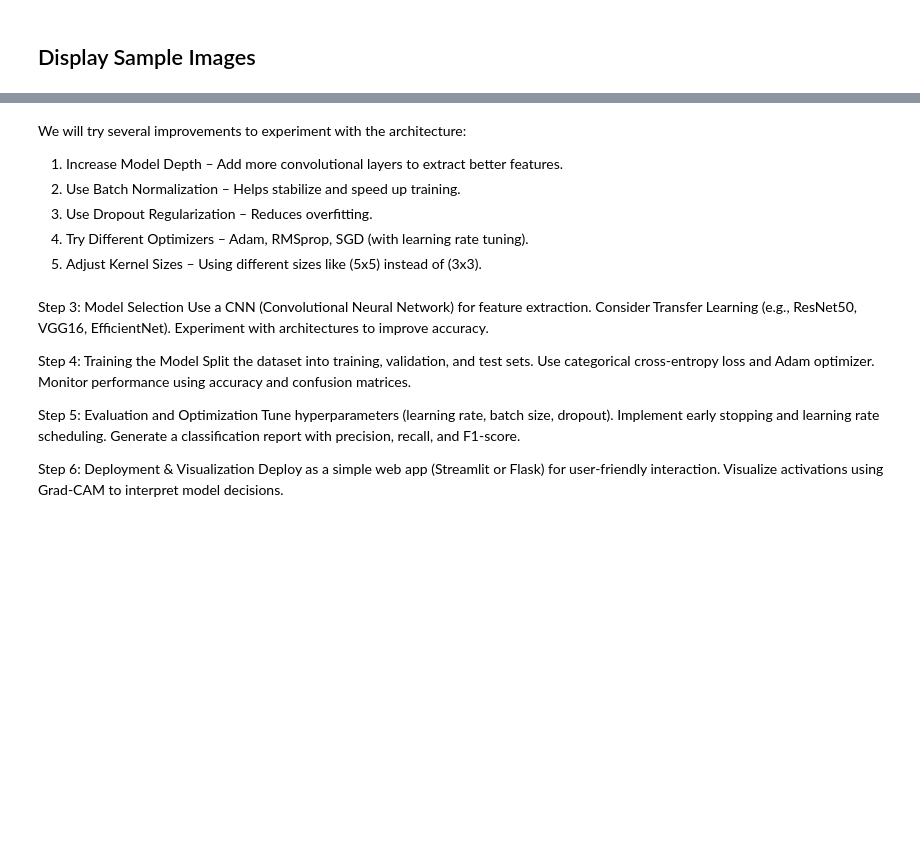
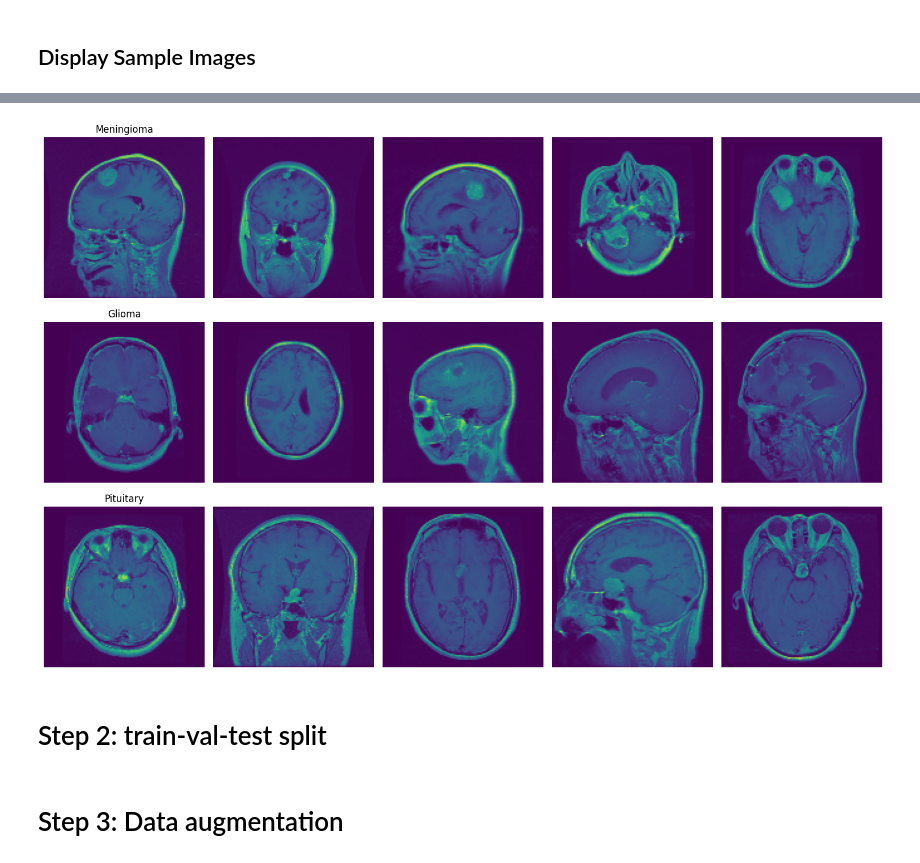
Before and after one commit to richardparik/Projects, a Jupyter notebook: FINAL project/Final_project.ipynb, the cells around one changed output, grey strips where cells are left out. Saved outputs shown, nothing was run; the diff lists cells and outputs as text; code cells hidden in the pictures; blank space fills up the shorter version.

Commit message:
Verze 2. změny: Train/Validation/Test Split, Data Augmentation, MobileNetV2, Callbacks, Evaluation

```diff
--- a/FINAL project/Final_project.ipynb
+++ b/FINAL project/Final_project.ipynb
@@ -159,12 +65,0 @@ Found 612 images belonging to 3 classes.
-# %%
-import matplotlib.pyplot as plt
-
-# Get a batch of images
-sample_images, sample_labels = next(train_generator)
-
-# Plot sample images
-fig, axes = plt.subplots(1, 5, figsize=(15,5))
-for i in range(5):
-    axes[i].imshow(sample_images[i])
-    axes[i].axis('off')
-plt.show()
@@ -441,28 +66,35 @@ Fix	Why?	Expected Improvement
-# %% [markdown]
-We will try several improvements to experiment with the architecture:
-
-1. Increase Model Depth – Add more convolutional layers to extract better features.
-2. Use Batch Normalization – Helps stabilize and speed up training.
-3. Use Dropout Regularization – Reduces overfitting.
-4. Try Different Optimizers – Adam, RMSprop, SGD (with learning rate tuning).
-5. Adjust Kernel Sizes – Using different sizes like (5x5) instead of (3x3).
-# %% [markdown]
-
-Step 3: Model Selection
-Use a CNN (Convolutional Neural Network) for feature extraction.
-Consider Transfer Learning (e.g., ResNet50, VGG16, EfficientNet).
-Experiment with architectures to improve accuracy.
-
-Step 4: Training the Model
-Split the dataset into training, validation, and test sets.
-Use categorical cross-entropy loss and Adam optimizer.
-Monitor performance using accuracy and confusion matrices.
-
-Step 5: Evaluation and Optimization
-Tune hyperparameters (learning rate, batch size, dropout).
-Implement early stopping and learning rate scheduling.
-Generate a classification report with precision, recall, and F1-score.
-
-Step 6: Deployment & Visualization
-Deploy as a simple web app (Streamlit or Flask) for user-friendly interaction.
-Visualize activations using Grad-CAM to interpret model decisions.
+# %%
+def show_sample_images(root_path, num_samples=5):
+    """
+    Displays a few sample images from each class in grayscale or color as needed.
+    """
+    categories = sorted(os.listdir(root_path))
+    # Filter out files vs. directories if needed:
+    categories = [cat for cat in categories if os.path.isdir(os.path.join(root_path, cat))]
+
+    fig, axes = plt.subplots(len(categories), num_samples, figsize=(15, 10))
+    for i, category in enumerate(categories):
+        category_path = os.path.join(root_path, category)
+        images = random.sample(os.listdir(category_path), num_samples)
+
+        for j, img_name in enumerate(images):
+            img_path = os.path.join(category_path, img_name)
+            # For MobileNetV2, we generally want 3-channel images
+            # We'll read it in color:
+            img = cv2.imread(img_path, cv2.IMREAD_COLOR)
+            img = cv2.cvtColor(img, cv2.COLOR_BGR2RGB)
+            img = cv2.resize(img, (128, 128))  # just for display
+            axes[i, j].imshow(img)
+            axes[i, j].axis("off")
+            if j == 0:
+                axes[i, j].set_title(f"{label_map.get(category, category)}")
+
+    plt.tight_layout()
+    plt.show()
+# %%
+# Display a few sample images
+show_sample_images(dataset_path, num_samples=5)
+# %% [output]
+[figure, added]
+# %% [markdown]
+# Step 2: train-val-test split
@@ -468,0 +153,3 @@ Visualize activations using Grad-CAM to interpret model decisions.
+# %% [markdown]
+
+# Step 3: Data augmentation
```
Also changed, not shown: parts of 47 cells of this notebook.
